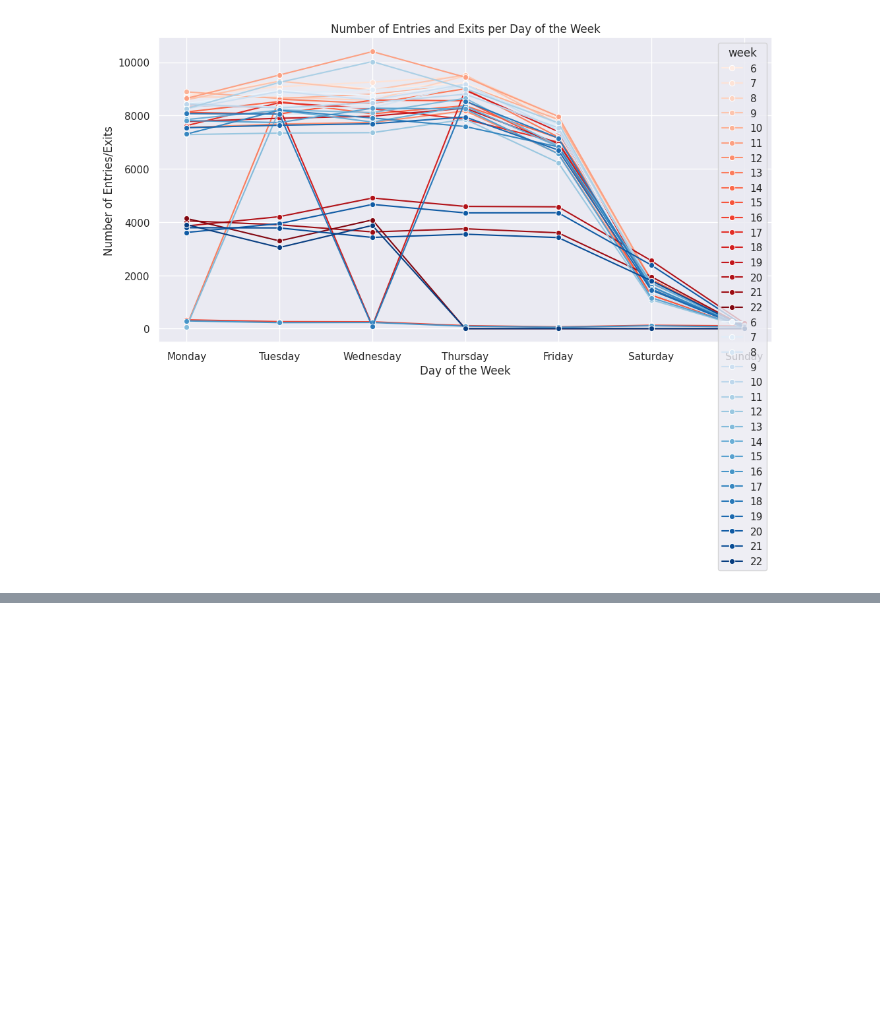
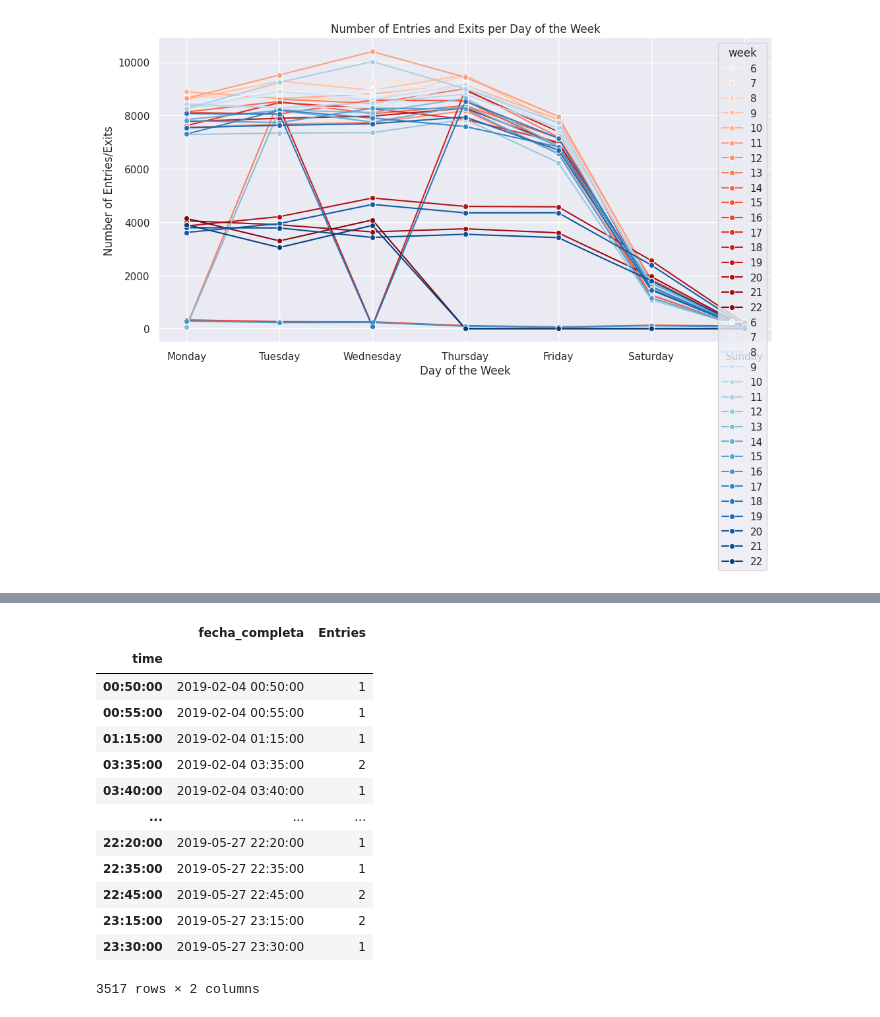
Before and after one commit to jabandersnatch/torniquete-sim, a Jupyter notebook: torniquete _sim.ipynb, the cells around one changed output, grey strips where cells are left out. Cells and saved outputs as stored; diff of their text form; code cells hidden in the pictures; blank space fills up the shorter version.

```diff
--- a/torniquete _sim.ipynb
+++ b/torniquete _sim.ipynb
@@ -192,0 +333,13 @@ plot_entry_exit_per_day_of_week(df_in_week, df_out_week, palette)
+# %%
+df_in_5min, df_out_5min = entry_exit_by_5min_interval(df)
+
+day_of_week = 'Monday'
+time = '08:00:00'
+
+df_in, df_out = get_randomized_turnstile_usage(df_in_5min, df_out_5min, day_of_week, time)
+
+print(f"Random Turnstile Usage for {day_of_week} at {time}")
+print("Entries:")
+print(df_in)
+print("\nExits:")
+print(df_out)
@@ -192,0 +357,17 @@ plot_entry_exit_per_day_of_week(df_in_week, df_out_week, palette)
+# %%
+df_in_5min['Monday']
+# %% [output]
+|  | fecha_completa | Entries |
+| time |  |  |
+| 00:50:00 | 2019-02-04 00:50:00 | 1 |
+| 00:55:00 | 2019-02-04 00:55:00 | 1 |
+| 01:15:00 | 2019-02-04 01:15:00 | 1 |
+| 03:35:00 | 2019-02-04 03:35:00 | 2 |
+| 03:40:00 | 2019-02-04 03:40:00 | 1 |
+| ... | ... | ... |
+| 22:20:00 | 2019-05-27 22:20:00 | 1 |
+| 22:35:00 | 2019-05-27 22:35:00 | 1 |
+| 22:45:00 | 2019-05-27 22:45:00 | 2 |
+| 23:15:00 | 2019-05-27 23:15:00 | 2 |
+| 23:30:00 | 2019-05-27 23:30:00 | 1 |
+3517 rows × 2 columns
```
Also changed, not shown: parts of 16 cells of this notebook.
